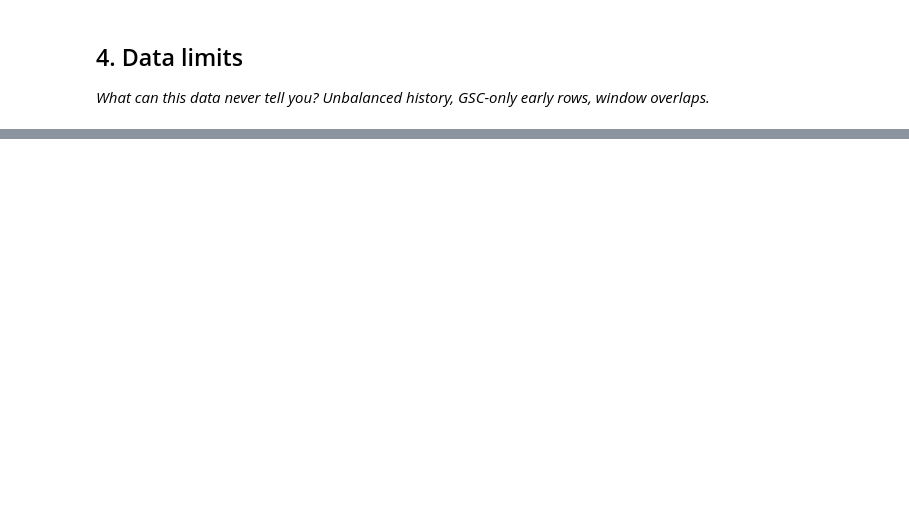
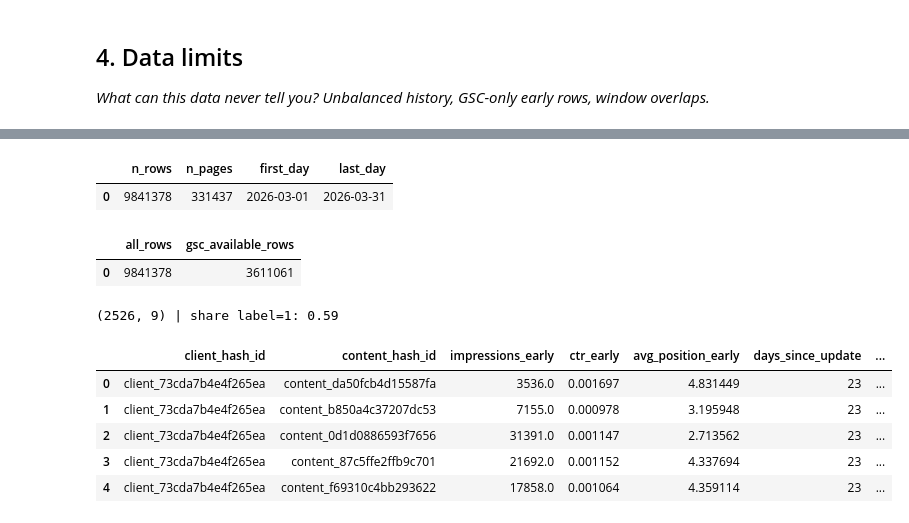
Before and after one commit to janaadarwish/flyrank-ml-internship, a Jupyter notebook: work/notebooks/w03_data_contract.ipynb, the cells around one changed output, grey strips where cells are left out. Cells and saved outputs as stored; diff of their text form; code cells hidden in the pictures; blank space fills up the shorter version.

```diff
--- a/work/notebooks/w03_data_contract.ipynb
+++ b/work/notebooks/w03_data_contract.ipynb
@@ -48,0 +72,12 @@ print(con.sql(f"DESCRIBE SELECT * FROM read_parquet('{TABLE}', hive_partitioning
+# %%
+from huggingface_hub import HfApi
+from google.colab import userdata
+
+tok = userdata.get("HF_TOKEN")
+print("Token starts with hf_:", tok.startswith("hf_"), "| length:", len(tok))
+
+api = HfApi(token=tok)
+try:
+    print("Logged in as:", api.whoami()["name"])
+except Exception as e:
+    print("whoami failed:", type(e).__name__, str(e)[:200])
@@ -64,14 +149,20 @@ LIMIT 10
 # %%
 con.sql(f"""
-SELECT COUNT(*) AS rows, MIN(___date_col___) AS first_day, MAX(___date_col___) AS last_day
-FROM read_parquet('{TABLE}', hive_partitioning=true)
-WHERE month = '2026-03'
+SELECT COUNT(*) AS n_rows,
+       COUNT(DISTINCT content_hash_id) AS n_pages,
+       MIN(report_date) AS first_day,
+       MAX(report_date) AS last_day
+FROM read_parquet('{FACT}')
 """).df()
+# %% [output]
+|  | n_rows | n_pages | first_day | last_day |
+| 0 | 9841378 | 331437 | 2026-03-01 | 2026-03-31 |
 # %%
 con.sql(f"""
-SELECT
-  COUNT(*) AS all_rows,
-  COUNT(*) FILTER (WHERE ___availability_flag___ IS TRUE) AS available_rows
-FROM read_parquet('{TABLE}', hive_partitioning=true)
-WHERE month = '2026-03'
+SELECT COUNT(*) AS all_rows,
+       COUNT(*) FILTER (WHERE gsc_data_available IS TRUE) AS gsc_available_rows
+FROM read_parquet('{FACT}')
 """).df()
+# %% [output]
+|  | all_rows | gsc_available_rows |
+| 0 | 9841378 | 3611061 |
@@ -93,0 +169,43 @@ df.head()
+# %%
+df = con.sql(f"""
+WITH early AS (
+  SELECT client_hash_id, content_hash_id,
+         SUM(gsc_impressions) AS impressions_early,
+         SUM(gsc_clicks) AS clicks_early,
+         AVG(gsc_avg_position) AS avg_position_early
+  FROM read_parquet('{FACT}')
+  WHERE gsc_data_available IS TRUE AND report_date BETWEEN DATE '2026-03-01' AND DATE '2026-03-20'
+  GROUP BY 1, 2
+),
+late AS (
+  SELECT client_hash_id, content_hash_id, SUM(gsc_clicks) AS clicks_late
+  FROM read_parquet('{FACT}')
+  WHERE gsc_data_available IS TRUE AND report_date BETWEEN DATE '2026-03-21' AND DATE '2026-03-31'
+  GROUP BY 1, 2
+)
+SELECT e.client_hash_id, e.content_hash_id,
+       e.impressions_early,
+       e.clicks_early * 1.0 / NULLIF(e.impressions_early, 0) AS ctr_early,
+       e.avg_position_early,
+       DATE '2026-03-20' - c.content_updated_date AS days_since_update,
+       c.word_count,
+       COALESCE(l.clicks_late, 0) / 11.0 AS late_clicks_per_day,       -- future window, used for the label only
+       (COALESCE(l.clicks_late, 0) / 11.0) < 0.8 * (e.clicks_early / 20.0) AS label
+FROM early e
+JOIN read_parquet('{DIM_CONTENT}') c USING (client_hash_id, content_hash_id)
+LEFT JOIN late l USING (client_hash_id, content_hash_id)
+WHERE e.clicks_early >= 5
+  AND c.content_updated_date <= DATE '2026-03-20'
+""").df()
+
+df["label"] = df["label"].astype(int)
+print(df.shape, "| share label=1:", round(df["label"].mean(), 3))
+df.head()
+# %% [output]
+(2526, 9) | share label=1: 0.59
+|  | client_hash_id | content_hash_id | impressions_early | ctr_early | avg_position_early | days_since_update | ... |
+| 0 | client_73cda7b4e4f265ea | content_da50fcb4d15587fa | 3536.0 | 0.001697 | 4.831449 | 23 | ... |
+| 1 | client_73cda7b4e4f265ea | content_b850a4c37207dc53 | 7155.0 | 0.000978 | 3.195948 | 23 | ... |
+| 2 | client_73cda7b4e4f265ea | content_0d1d0886593f7656 | 31391.0 | 0.001147 | 2.713562 | 23 | ... |
+| 3 | client_73cda7b4e4f265ea | content_87c5ffe2ffb9c701 | 21692.0 | 0.001152 | 4.337694 | 23 | ... |
+| 4 | client_73cda7b4e4f265ea | content_f69310c4bb293622 | 17858.0 | 0.001064 | 4.359114 | 23 | ... |
```
Also changed, not shown: parts of 21 cells of this notebook.
